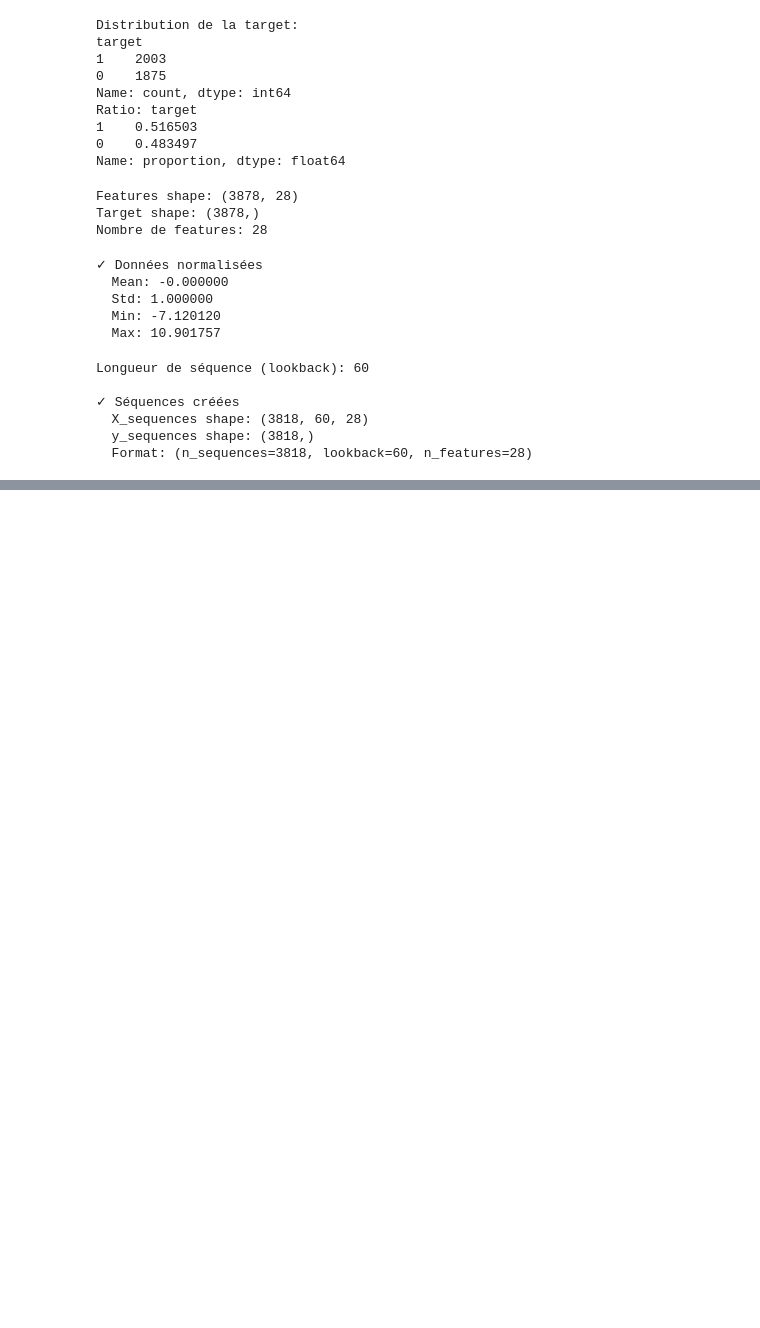
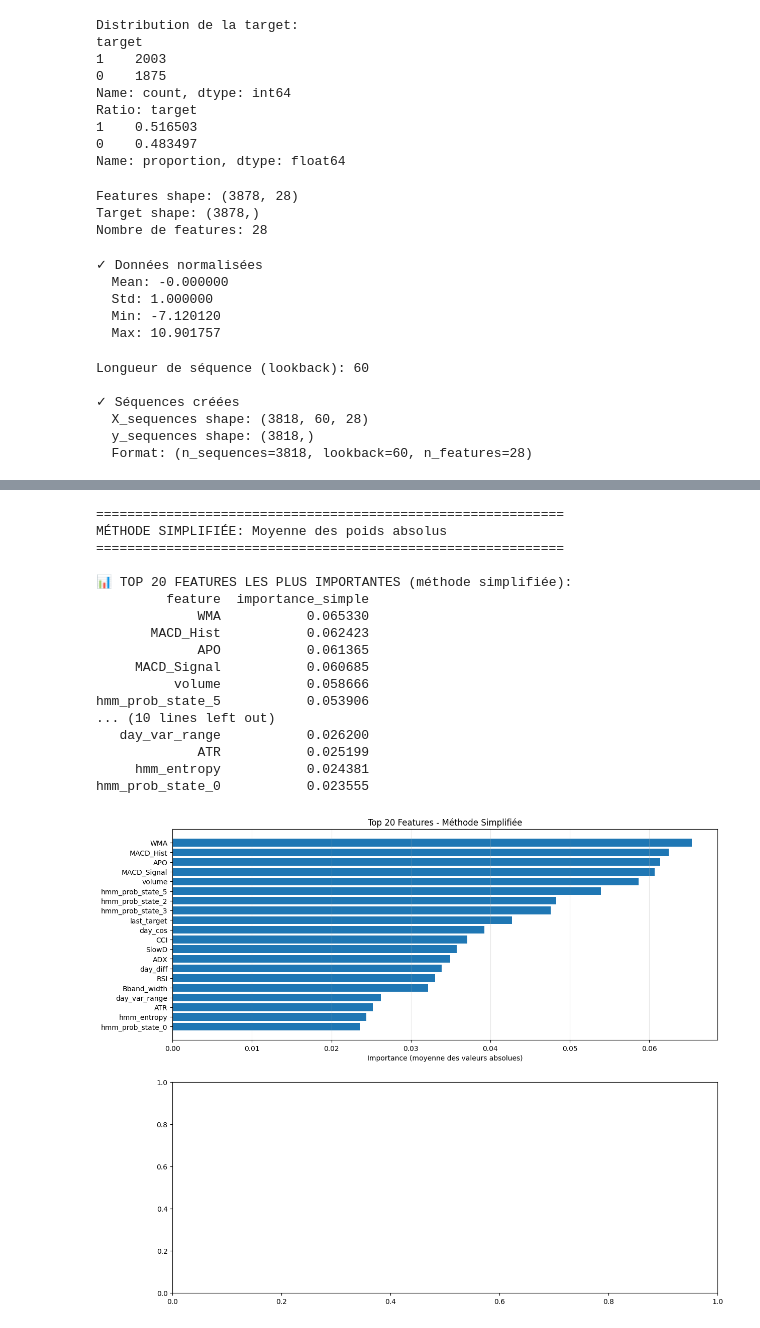
Before and after one commit to Psoro77/tensortrend, a Jupyter notebook: ML_model/LSTMBIN.ipynb, the cells around one changed output, grey strips where cells are left out. Cells and saved outputs as stored; diff of their text form; code cells hidden in the pictures; blank space fills up the shorter version.

```diff
--- a/ML_model/LSTMBIN.ipynb
+++ b/ML_model/LSTMBIN.ipynb
@@ -498,0 +486,57 @@ plt.show()
+# %%
+# MÉTHODE 2: Calcul simplifié - Variance des features sur toute la séquence
+print("\n" + "="*60)
+print("MÉTHODE SIMPLIFIÉE: Moyenne des poids absolus")
+print("="*60)
+
+# Pour chaque feature, calculer sa contribution moyenne
+# On moyenne sur toutes les positions temporelles (sequence_length)
+feature_importance_simple = np.abs(X_test).mean(axis=(0, 1))  # Moyenne sur samples et temps
+
+# Normaliser
+feature_importance_simple = feature_importance_simple / feature_importance_simple.sum()
+
+# Créer un DataFrame avec les résultats
+feature_names = X.columns.tolist()
+importance_df = pd.DataFrame({
+    'feature': feature_names,
+    'importance_simple': feature_importance_simple,
+})
+
+# Trier par importance
+importance_df = importance_df.sort_values('importance_simple', ascending=False)
+
+print("\n📊 TOP 20 FEATURES LES PLUS IMPORTANTES (méthode simplifiée):")
+print(importance_df.head(20).to_string(index=False))
+
+# Visualisation
+fig, axes = plt.subplots(2, 1, figsize=(14, 12))
+
+# Top 20 features - méthode simple
+top_20_simple = importance_df.head(20)
+axes[0].barh(range(len(top_20_simple)), top_20_simple['importance_simple'])
+axes[0].set_yticks(range(len(top_20_simple)))
+axes[0].set_yticklabels(top_20_simple['feature'])
+axes[0].set_xlabel('Importance (moyenne des valeurs absolues)')
+axes[0].set_title('Top 20 Features - Méthode Simplifiée')
+axes[0].invert_yaxis()
+axes[0].grid(True, alpha=0.3, axis='x')
+# %% [output]
+============================================================
+MÉTHODE SIMPLIFIÉE: Moyenne des poids absolus
+============================================================
+
+📊 TOP 20 FEATURES LES PLUS IMPORTANTES (méthode simplifiée):
+         feature  importance_simple
+             WMA           0.065330
+       MACD_Hist           0.062423
+             APO           0.061365
+     MACD_Signal           0.060685
+          volume           0.058666
+hmm_prob_state_5           0.053906
+... (10 lines left out)
+   day_var_range           0.026200
+             ATR           0.025199
+     hmm_entropy           0.024381
+hmm_prob_state_0           0.023555
+[figure, added]
```
Also changed, not shown: parts of 9 cells of this notebook, 3 other files.
